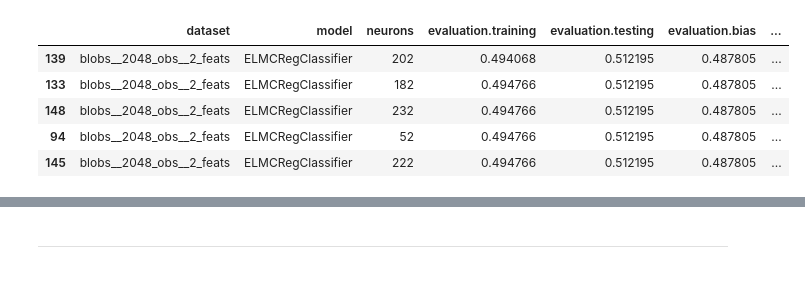
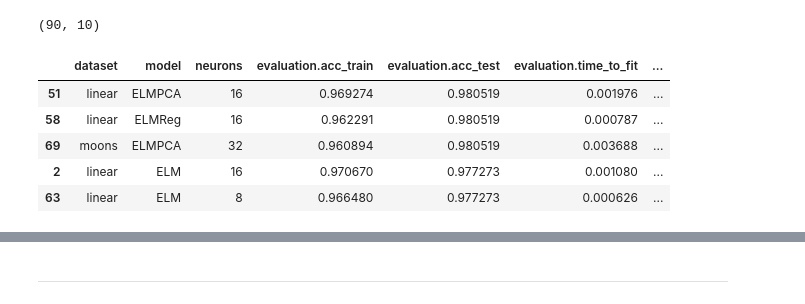
Before and after one commit to vmgustavo/202202-UFMG-RNA, a Jupyter notebook: paper01/visualize.ipynb, the cells around one changed output, grey strips where cells are left out. Drawn from its saved outputs; the diff is of its cells as text; code cells hidden in the pictures.

```diff
--- a/paper01/visualize.ipynb
+++ b/paper01/visualize.ipynb
@@ -9,12 +11,22 @@ df = pd.read_csv(max(Path("./src").glob("results__*.csv")))
+# %%
+results = list()
+for elem in Path("src/results").glob("*.json"):
+    with open(elem, "r") as f:
+        results.append(json.load(f))
+# %%
+df = pd.json_normalize(results)
+df.shape
+# %% [output]
+(90, 10)
 # %%
-df.sort_values("evaluation.training").head()
+df.sort_values("evaluation.acc_test", ascending=False).head()
 # %% [output]
-|  | dataset | model | neurons | evaluation.training | evaluation.testing | evaluation.bias | ... |
-| 139 | blobs__2048_obs__2_feats | ELMCRegClassifier | 202 | 0.494068 | 0.512195 | 0.487805 | ... |
-| 133 | blobs__2048_obs__2_feats | ELMCRegClassifier | 182 | 0.494766 | 0.512195 | 0.487805 | ... |
-| 148 | blobs__2048_obs__2_feats | ELMCRegClassifier | 232 | 0.494766 | 0.512195 | 0.487805 | ... |
-| 94 | blobs__2048_obs__2_feats | ELMCRegClassifier | 52 | 0.494766 | 0.512195 | 0.487805 | ... |
-| 145 | blobs__2048_obs__2_feats | ELMCRegClassifier | 222 | 0.494766 | 0.512195 | 0.487805 | ... |
+|  | dataset | model | neurons | evaluation.acc_train | evaluation.acc_test | evaluation.time_to_fit | ... |
+| 51 | linear | ELMPCA | 16 | 0.969274 | 0.980519 | 0.001976 | ... |
+| 58 | linear | ELMReg | 16 | 0.962291 | 0.980519 | 0.000787 | ... |
+| 69 | moons | ELMPCA | 32 | 0.960894 | 0.980519 | 0.003688 | ... |
+| 2 | linear | ELM | 16 | 0.970670 | 0.977273 | 0.001080 | ... |
+| 63 | linear | ELM | 8 | 0.966480 | 0.977273 | 0.000626 | ... |
 # %%
 for name, group in df.groupby(["dataset", "model"]):
     ax = plt.gca()
```
Also changed, not shown: parts of 4 cells of this notebook, 4 other files.
